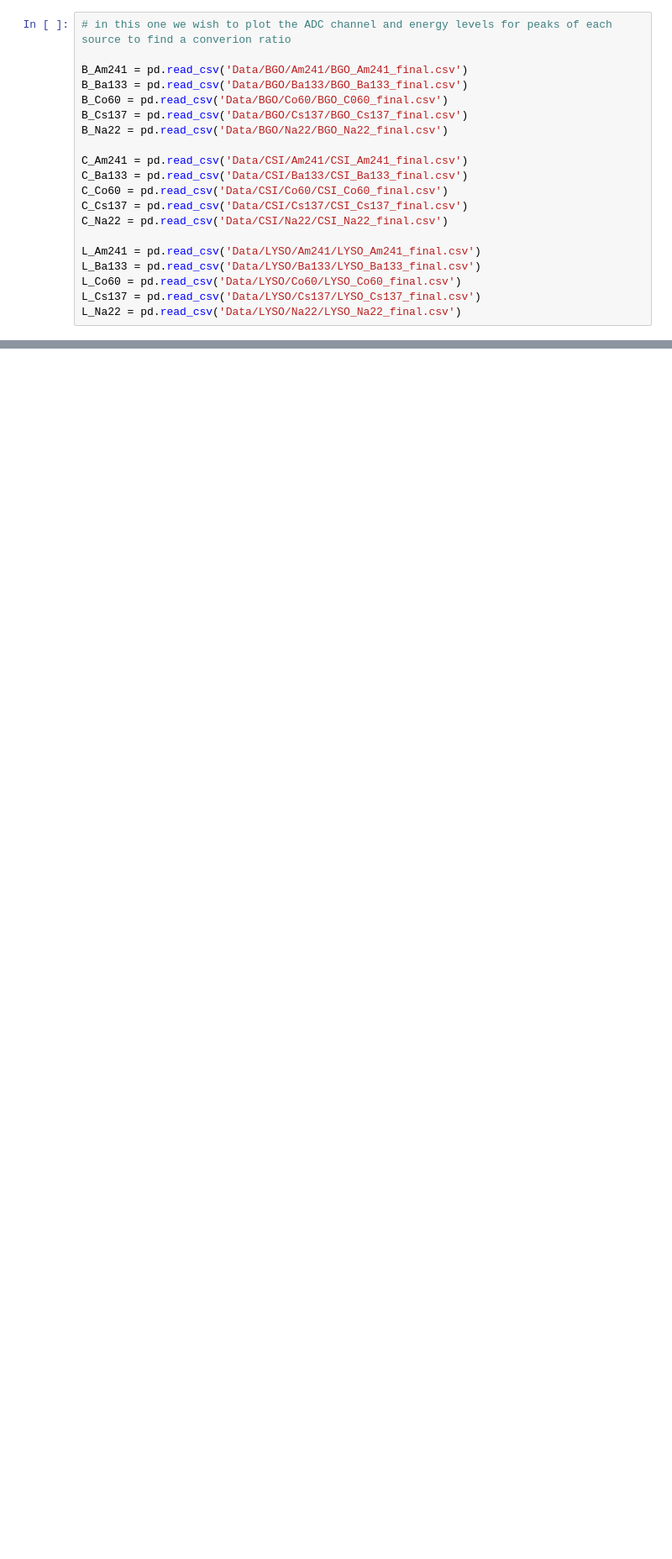
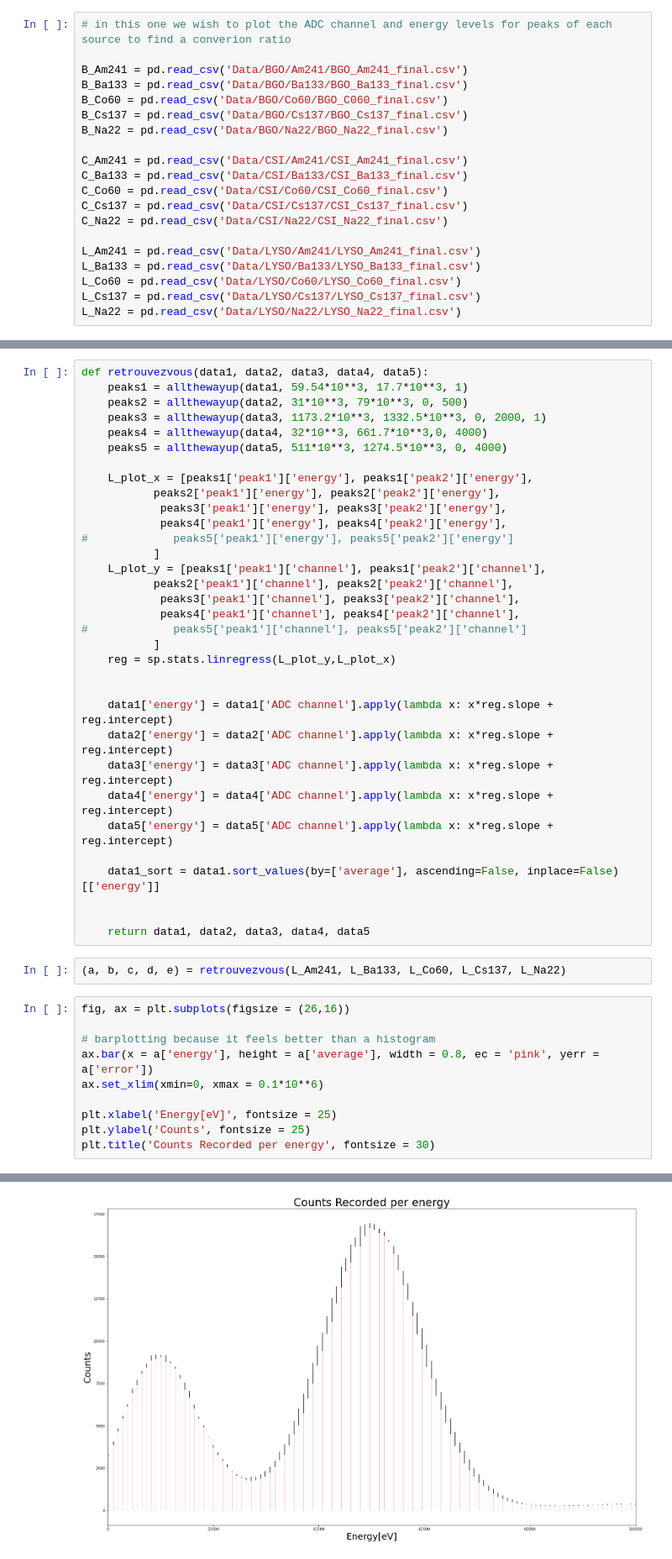
Before and after one commit to diodeamy/GammaSpectra, a Jupyter notebook: graphing.ipynb, the cells around one changed output, grey strips where cells are left out. Shown at 84% size. Drawn from its saved outputs; the diff is of its cells as text; blank space fills up the shorter version.

```diff
--- a/graphing.ipynb
+++ b/graphing.ipynb
@@ -80,0 +72,46 @@ L_plot_x
+# %%
+def retrouvezvous(data1, data2, data3, data4, data5):
+    peaks1 = allthewayup(data1, 59.54*10**3, 17.7*10**3, 1)
+    peaks2 = allthewayup(data2, 31*10**3, 79*10**3, 0, 500)
+    peaks3 = allthewayup(data3, 1173.2*10**3, 1332.5*10**3, 0, 2000, 1)
+    peaks4 = allthewayup(data4, 32*10**3, 661.7*10**3,0, 4000)
+    peaks5 = allthewayup(data5, 511*10**3, 1274.5*10**3, 0, 4000)
+
+    L_plot_x = [peaks1['peak1']['energy'], peaks1['peak2']['energy'],
+           peaks2['peak1']['energy'], peaks2['peak2']['energy'],
+            peaks3['peak1']['energy'], peaks3['peak2']['energy'],
+            peaks4['peak1']['energy'], peaks4['peak2']['energy'],
+#             peaks5['peak1']['energy'], peaks5['peak2']['energy']
+           ]
+    L_plot_y = [peaks1['peak1']['channel'], peaks1['peak2']['channel'],
+           peaks2['peak1']['channel'], peaks2['peak2']['channel'],
+            peaks3['peak1']['channel'], peaks3['peak2']['channel'],
+            peaks4['peak1']['channel'], peaks4['peak2']['channel'],
+#             peaks5['peak1']['channel'], peaks5['peak2']['channel']
+           ]
+    reg = sp.stats.linregress(L_plot_y,L_plot_x)
+
+
+    data1['energy'] = data1['ADC channel'].apply(lambda x: x*reg.slope + reg.intercept)
+    data2['energy'] = data2['ADC channel'].apply(lambda x: x*reg.slope + reg.intercept)
+    data3['energy'] = data3['ADC channel'].apply(lambda x: x*reg.slope + reg.intercept)
+    data4['energy'] = data4['ADC channel'].apply(lambda x: x*reg.slope + reg.intercept)
+    data5['energy'] = data5['ADC channel'].apply(lambda x: x*reg.slope + reg.intercept)
+
+    data1_sort = data1.sort_values(by=['average'], ascending=False, inplace=False)[['energy']]
+
+
+    return data1, data2, data3, data4, data5
+# %%
+(a, b, c, d, e) = retrouvezvous(L_Am241, L_Ba133, L_Co60, L_Cs137, L_Na22)
+# %%
+fig, ax = plt.subplots(figsize = (26,16))
+
+# barplotting because it feels better than a histogram
+ax.bar(x = a['energy'], height = a['average'], width = 0.8, ec = 'pink', yerr = a['error'])
+ax.set_xlim(xmin=0, xmax = 0.1*10**6)
+
+plt.xlabel('Energy[eV]', fontsize = 25)
+plt.ylabel('Counts', fontsize = 25)
+plt.title('Counts Recorded per energy', fontsize = 30)
+# %% [output]
@@ -80,0 +119 @@ L_plot_x
+[figure, added]
```
Also changed, not shown: parts of 9 cells of this notebook.
